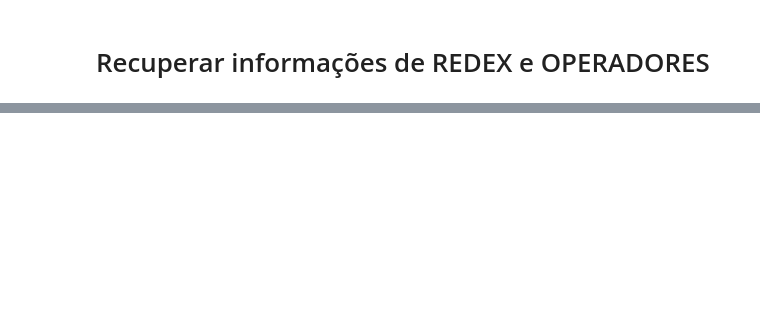
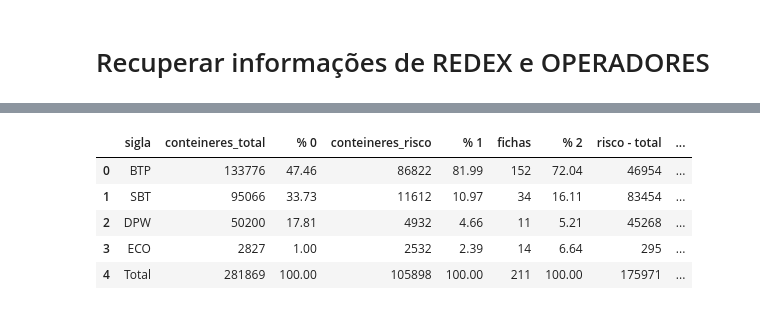
Before and after one commit to IvanBrasilico/virasana, a Jupyter notebook: virasana/notebooks/TransitTimeRedex.ipynb, the cells around one changed output, grey strips where cells are left out. Saved outputs shown, nothing was run; the diff lists cells and outputs as text; code cells hidden in the pictures; blank space fills up the shorter version.

```diff
--- a/virasana/notebooks/TransitTimeRedex.ipynb
+++ b/virasana/notebooks/TransitTimeRedex.ipynb
@@ -305,0 +459,17 @@ KeyError: "['codigoRecinto_pesagem', 'codigoRecinto_saida'] not in index"
+# %%
+# Lista das colunas numéricas para calcular percentage
+colunas = ['conteineres_total', 'conteineres_risco', 'fichas']
+
+for i, coluna in enumerate(colunas):
+    total = df_exportacao_selecao_fichas[coluna].sum()
+    percent_col = f'% {i}'   # nome da nova coluna percentual
+    df_exportacao_selecao_fichas[percent_col] = (df_exportacao_selecao_fichas[coluna] / total * 100).round(2)
+    # Mover a nova coluna para logo após a original
+    col_idx = df_exportacao_selecao_fichas.columns.get_loc(coluna)  # índice da coluna original
+    col_pct_idx = df_exportacao_selecao_fichas.columns.get_loc(percent_col)  # índice da coluna percentual
+    # Rearranjar colunas
+    cols = list(df_exportacao_selecao_fichas.columns)
+    cols.insert(col_idx + 1, cols.pop(col_pct_idx))  # coloca coluna percentual logo depois da original
+    df_exportacao_selecao_fichas = df_exportacao_selecao_fichas[cols]
+
+df_exportacao_selecao_fichas
@@ -305,0 +482,11 @@ KeyError: "['codigoRecinto_pesagem', 'codigoRecinto_saida'] not in index"
+# %%
+df_exportacao_selecao_fichas['risco - total'] = df_exportacao_selecao_fichas.conteineres_total - df_exportacao_selecao_fichas.conteineres_risco
+df_exportacao_selecao_fichas['risco / total'] = (df_exportacao_selecao_fichas.conteineres_risco / df_exportacao_selecao_fichas.conteineres_total * 100).round(2)
+df_exportacao_selecao_fichas
+# %% [output]
+|  | sigla | conteineres_total | % 0 | conteineres_risco | % 1 | fichas | % 2 | risco - total | ... |
+| 0 | BTP | 133776 | 47.46 | 86822 | 81.99 | 152 | 72.04 | 46954 | ... |
+| 1 | SBT | 95066 | 33.73 | 11612 | 10.97 | 34 | 16.11 | 83454 | ... |
+| 2 | DPW | 50200 | 17.81 | 4932 | 4.66 | 11 | 5.21 | 45268 | ... |
+| 3 | ECO | 2827 | 1.00 | 2532 | 2.39 | 14 | 6.64 | 295 | ... |
+| 4 | Total | 281869 | 100.00 | 105898 | 100.00 | 211 | 100.00 | 175971 | ... |
```
Also changed, not shown: parts of 33 cells of this notebook, 2 other files.
